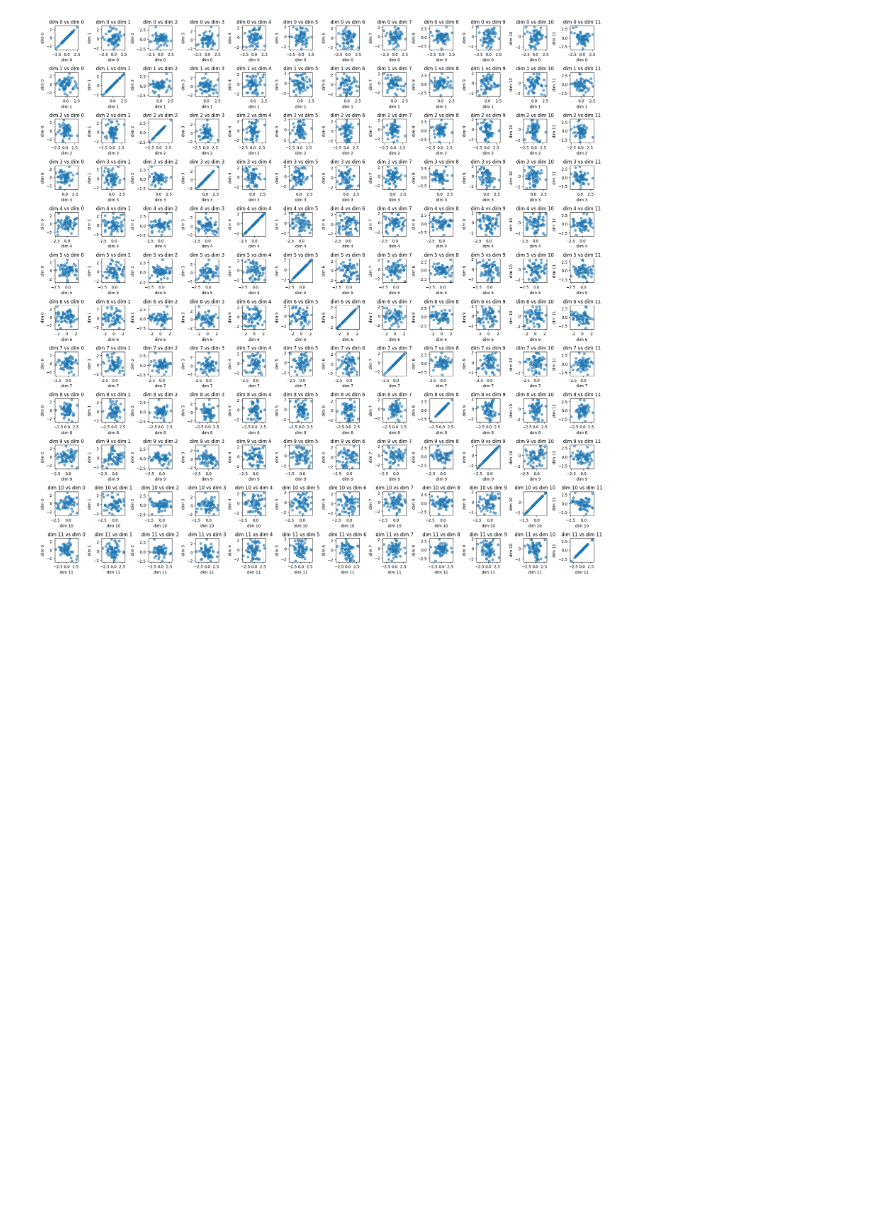
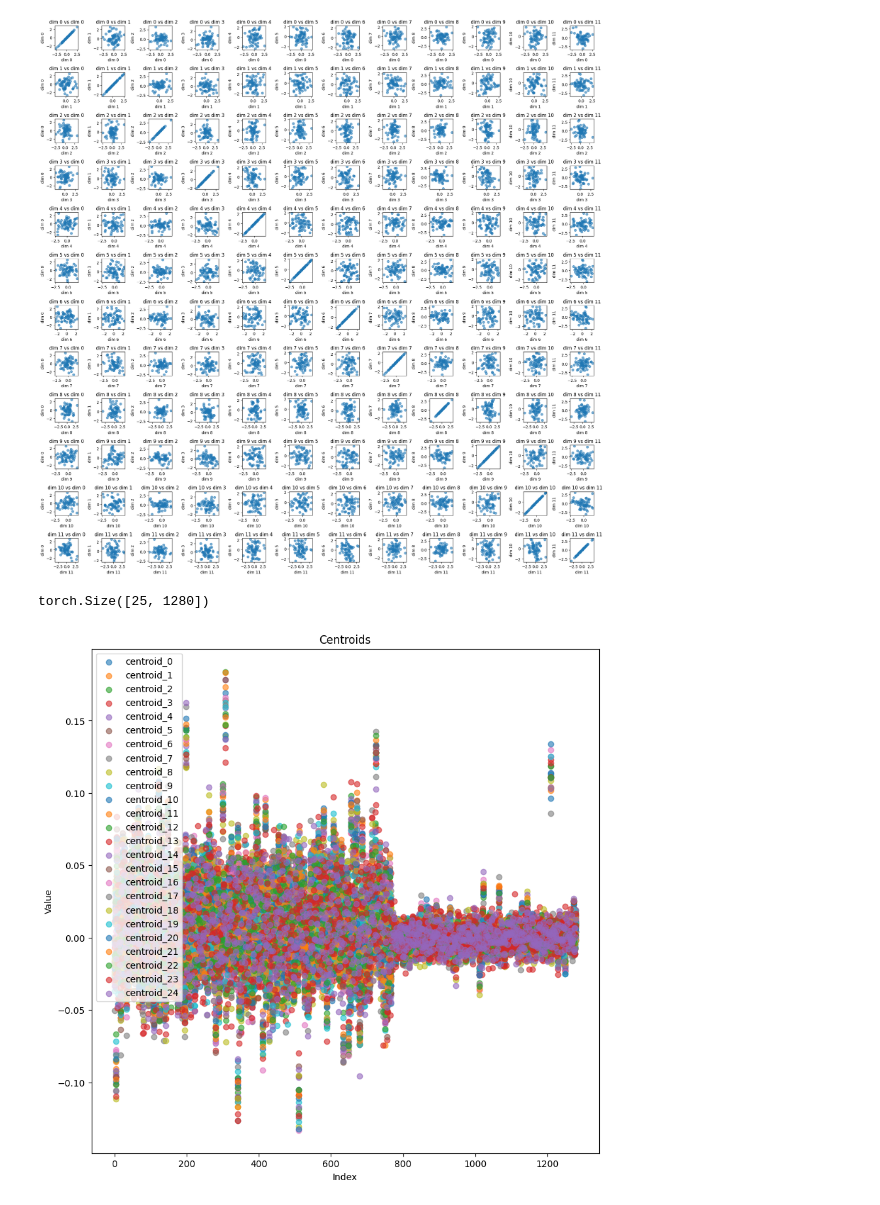
Before and after one commit to Anonymous-Sup/CVAE, a Jupyter notebook: play_test.ipynb, the cells around one changed output. Drawn from its saved outputs; the diff is of its cells as text; code cells hidden in the pictures; blank space fills up the shorter version.

```diff
--- a/play_test.ipynb
+++ b/play_test.ipynb
@@ -246,3 +246,40 @@ tensor = torch.randn(64, 12)
 plot_scatter(None, tensor, "Scatter Plot")
 # %% [output]
 [figure]
+# %%
+import torch
+import matplotlib.pyplot as plt
+import numpy as np
+
+path = '/home/zhengwei/Desktop/Zhengwei/Projects/datasets/DukeMTMC-reID/kmeans_results/CLIPreid/train_all_25k_euclidean.pt'
+load_kl_file = torch.load(path)
+
+print(load_kl_file["centroids"].shape)
+
+# print scatter plots for centroids into one plot, there are 25 centroids,
+# with shape (25,1280), x axis is index  y axis is value
+# Get the centroids
+centroids = load_kl_file["centroids"].cpu().numpy()
+
+# Create a new figure
+fig, ax = plt.subplots(figsize=(10, 10))
+
+# Iterate over each centroid
+for i in range(centroids.shape[0]):
+    # Create an array of indices
+    indices = np.arange(centroids.shape[1])
+
+    # Plot the values of the current centroid
+    ax.scatter(indices, centroids[i], alpha=0.6, label="centroid_{}".format(i))
+
+# Set the title and labels
+ax.set_title("Centroids")
+ax.set_xlabel('Index')
+ax.set_ylabel('Value')
+ax.legend()
+
+# Show the plot
+plt.show()
+# %% [output]
+torch.Size([25, 1280])
+[figure, added]
```
Also changed, not shown: parts of 1 cell of this notebook, 8 other files.
